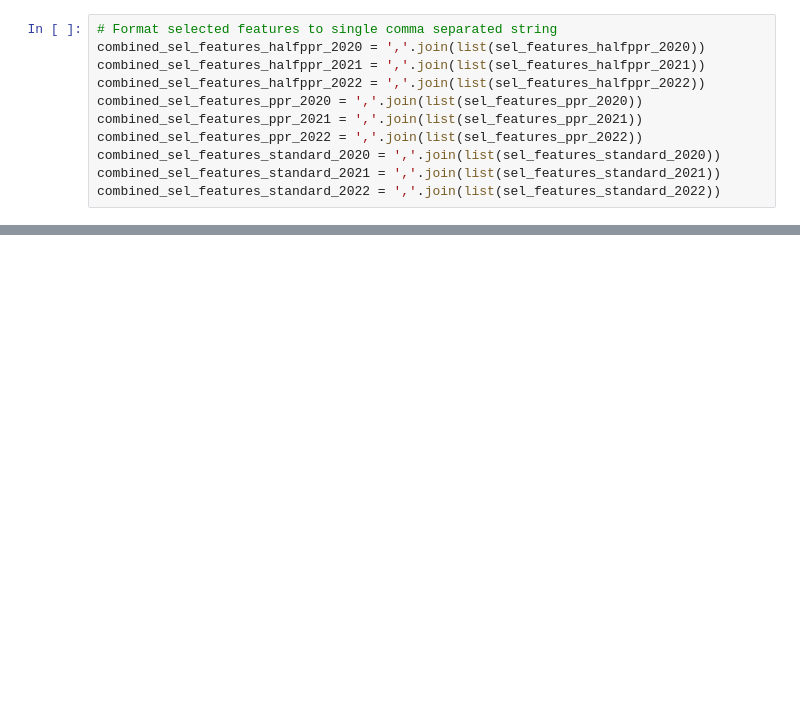
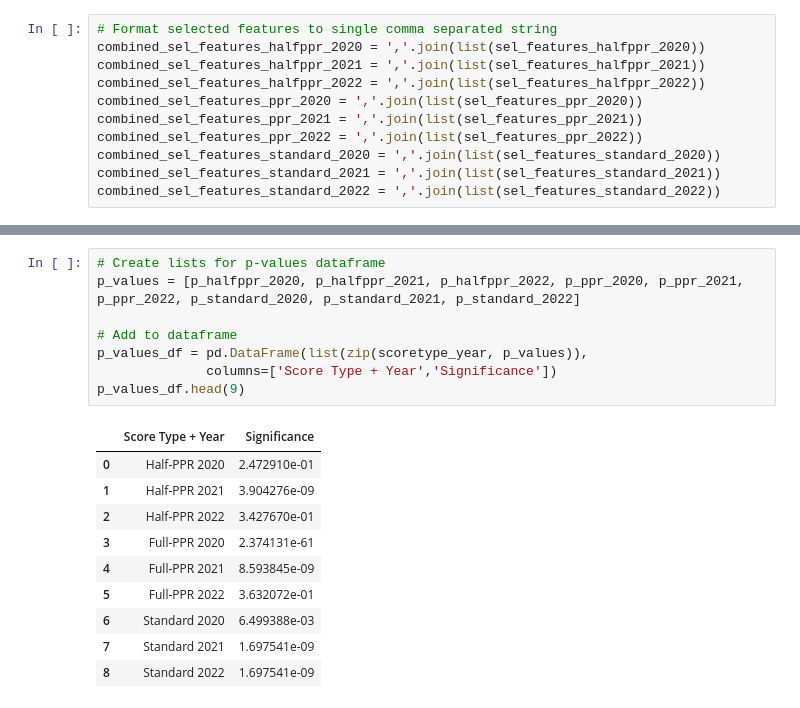
Before and after one commit to anthonytu8/AIMLAnthonyTu, a Jupyter notebook: FantasyFootballCapstone/Capstone.ipynb, the cells around one changed output, grey strips where cells are left out. Drawn from its saved outputs; the diff is of its cells as text; blank space fills up the shorter version.

```diff
--- a/FantasyFootballCapstone/Capstone.ipynb
+++ b/FantasyFootballCapstone/Capstone.ipynb
@@ -886,0 +1147,19 @@ pd.crosstab(results['Score Type + Year'], results['Selected Features']).plot.bar
+# %%
+# Create lists for p-values dataframe
+p_values = [p_halfppr_2020, p_halfppr_2021, p_halfppr_2022, p_ppr_2020, p_ppr_2021, p_ppr_2022, p_standard_2020, p_standard_2021, p_standard_2022]
+
+# Add to dataframe
+p_values_df = pd.DataFrame(list(zip(scoretype_year, p_values)),
+              columns=['Score Type + Year','Significance'])
+p_values_df.head(9)
+# %% [output]
+|  | Score Type + Year | Significance |
+| 0 | Half-PPR 2020 | 2.472910e-01 |
+| 1 | Half-PPR 2021 | 3.904276e-09 |
+| 2 | Half-PPR 2022 | 3.427670e-01 |
+| 3 | Full-PPR 2020 | 2.374131e-61 |
+| 4 | Full-PPR 2021 | 8.593845e-09 |
+| 5 | Full-PPR 2022 | 3.632072e-01 |
+| 6 | Standard 2020 | 6.499388e-03 |
+| 7 | Standard 2021 | 1.697541e-09 |
+| 8 | Standard 2022 | 1.697541e-09 |
```
Also changed, not shown: parts of 27 cells of this notebook.
